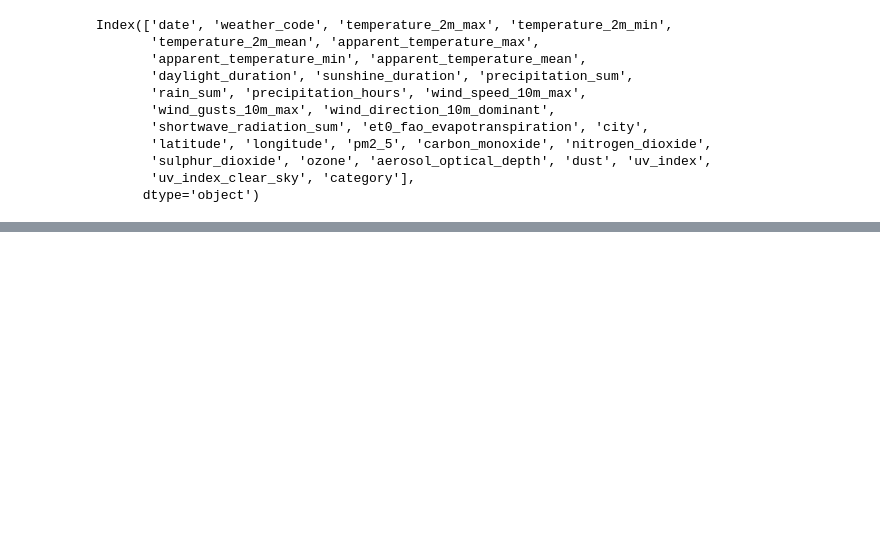
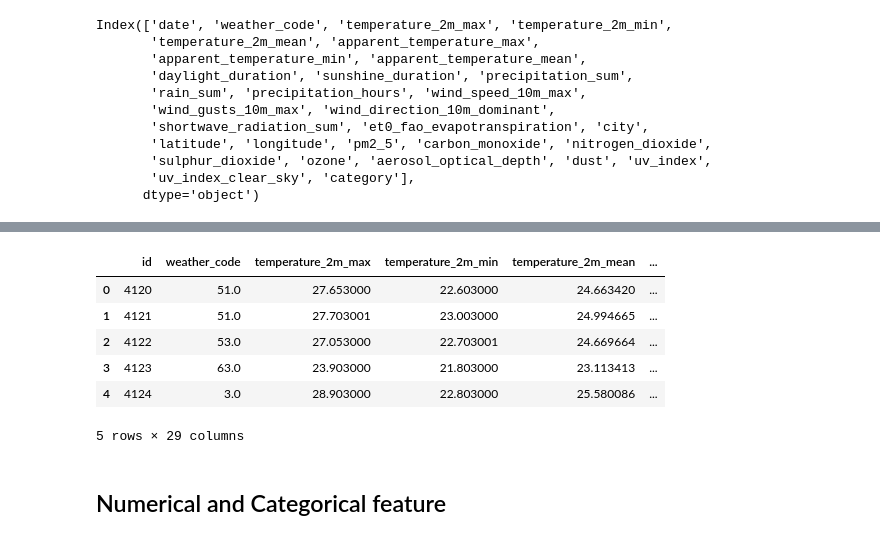
Before and after one commit to NembotJules/Cameroon-Air-Quality-Prediction, a Jupyter notebook: notebooks/Modeling.ipynb, the cells around one changed output, grey strips where cells are left out. Drawn from its saved outputs; the diff is of its cells as text; code cells hidden in the pictures; blank space fills up the shorter version.

```diff
--- a/notebooks/Modeling.ipynb
+++ b/notebooks/Modeling.ipynb
@@ -197,0 +219,10 @@ Index(['date', 'weather_code', 'temperature_2m_max', 'temperature_2m_min',
+# %%
+test_data.head()
+# %% [output]
+|  | id | weather_code | temperature_2m_max | temperature_2m_min | temperature_2m_mean | ... |
+| 0 | 4120 | 51.0 | 27.653000 | 22.603000 | 24.663420 | ... |
+| 1 | 4121 | 51.0 | 27.703001 | 23.003000 | 24.994665 | ... |
+| 2 | 4122 | 53.0 | 27.053000 | 22.703001 | 24.669664 | ... |
+| 3 | 4123 | 63.0 | 23.903000 | 21.803000 | 23.113413 | ... |
+| 4 | 4124 | 3.0 | 28.903000 | 22.803000 | 25.580086 | ... |
+5 rows × 29 columns
@@ -197,0 +232,2 @@ Index(['date', 'weather_code', 'temperature_2m_max', 'temperature_2m_min',
+# %% [markdown]
+## Numerical and Categorical feature
```
Also changed, not shown: parts of 37 cells of this notebook, 10 other files.
